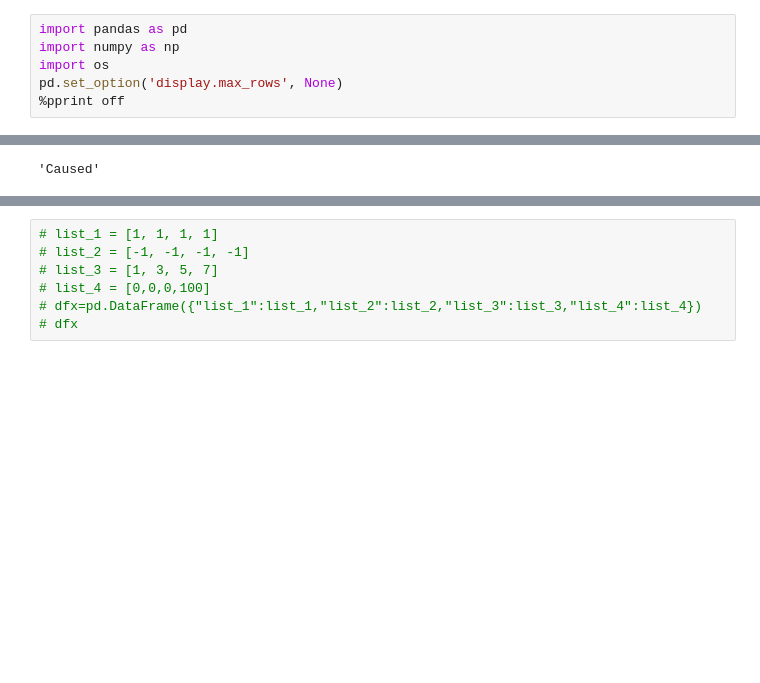
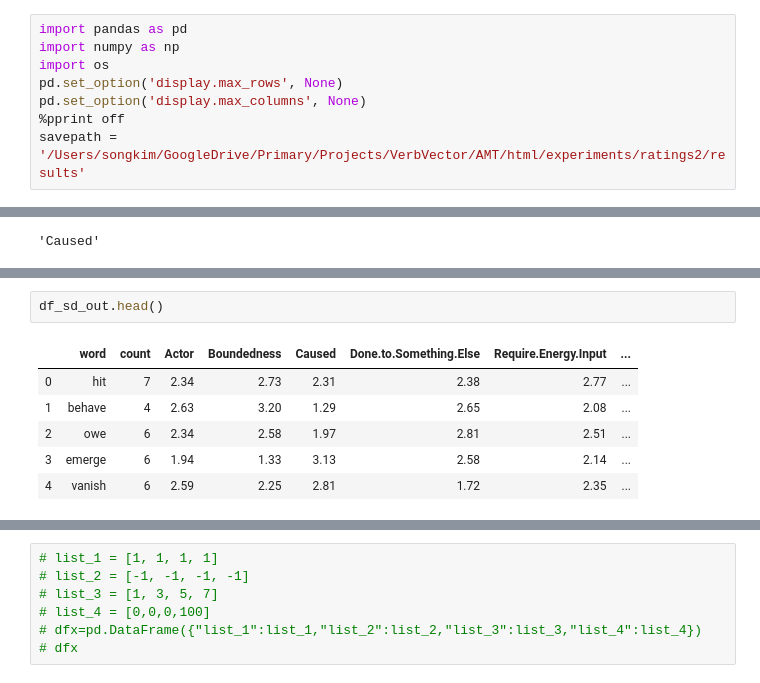
Before and after one commit to sonhkim/VerbVec, a Jupyter notebook: AMT_analysis.ipynb, the cells around one changed output, grey strips where cells are left out. Saved outputs shown, nothing was run; the diff lists cells and outputs as text; blank space fills up the shorter version.

```diff
--- a/AMT_analysis.ipynb
+++ b/AMT_analysis.ipynb
@@ -3,7 +3,9 @@ import pandas as pd
 import numpy as np
 import os
 pd.set_option('display.max_rows', None)
+pd.set_option('display.max_columns', None)
 %pprint off
+savepath = '/Users/songkim/GoogleDrive/Primary/Projects/VerbVector/AMT/html/experiments/ratings2/results'
 # %% [output]
 Pretty printing has been turned OFF
 # %%
@@ -219,0 +254,9 @@ sd_upd
+# %%
+df_sd_out.head()
+# %% [output]
+|  | word | count | Actor | Boundedness | Caused | Done.to.Something.Else | Require.Energy.Input | ... |
+| 0 | hit | 7 | 2.34 | 2.73 | 2.31 | 2.38 | 2.77 | ... |
+| 1 | behave | 4 | 2.63 | 3.20 | 1.29 | 2.65 | 2.08 | ... |
+| 2 | owe | 6 | 2.34 | 2.58 | 1.97 | 2.81 | 2.51 | ... |
+| 3 | emerge | 6 | 1.94 | 1.33 | 3.13 | 2.58 | 2.14 | ... |
+| 4 | vanish | 6 | 2.59 | 2.25 | 2.81 | 1.72 | 2.35 | ... |
```
Also changed, not shown: parts of 26 cells of this notebook.
